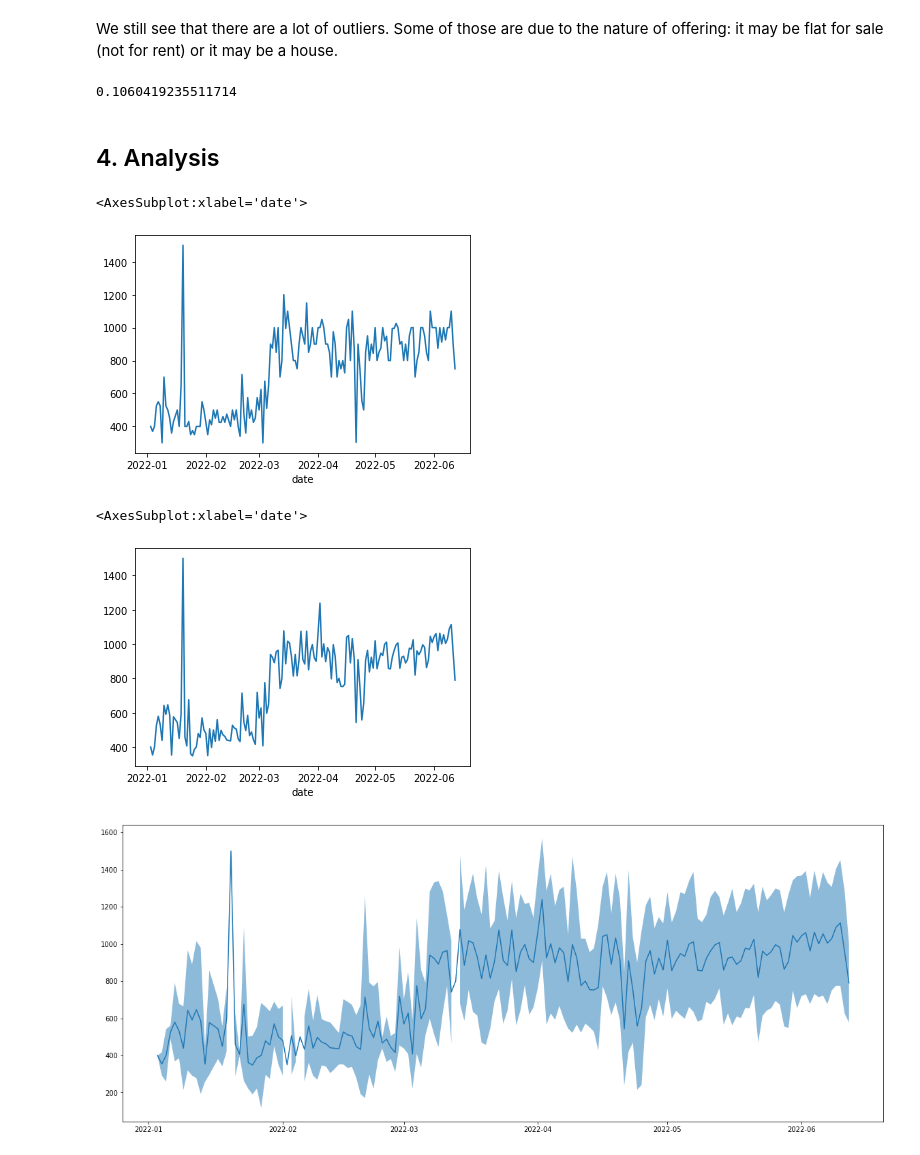
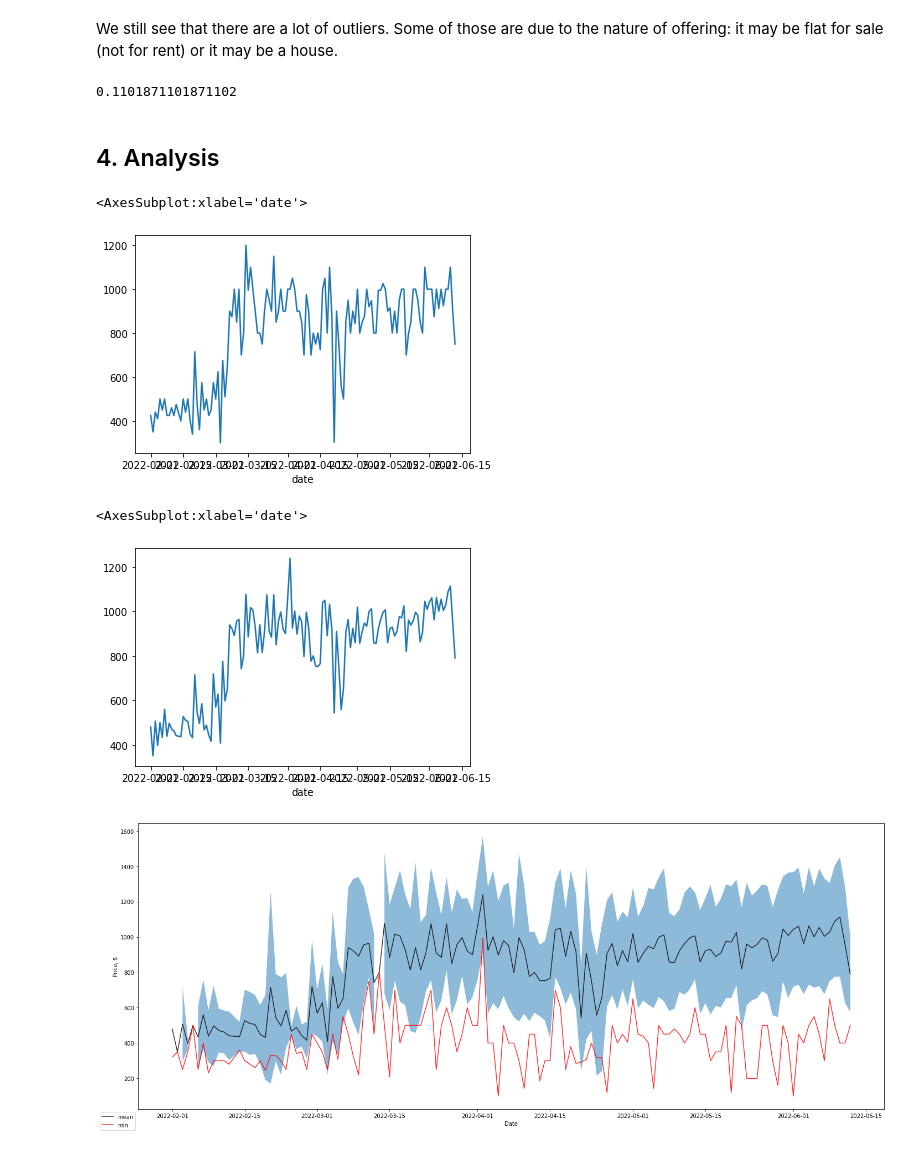
Before and after one commit to tomateit/research-tbilisi-flats, a Jupyter notebook: analysis.ipynb, the cells around one changed output. Saved outputs shown, nothing was run; the diff lists cells and outputs as text; code cells hidden in the pictures.

```diff
--- a/analysis.ipynb
+++ b/analysis.ipynb
@@ -50,7 +50,7 @@ df["timestamp"].min(), df["timestamp"].max()
 # %% [output]
 (Timestamp('2019-07-13 15:54:42'), Timestamp('2022-06-12 10:56:18'))
 # %%
-start = datetime(year=2022, month=1, day=1)
+start = datetime(year=2022, month=2, day=1)
 # %%
 df = df[df["timestamp"] > start].copy()
 # %%
@@ -173,7 +173,7 @@ df["susp"] =df.text.str.lower().apply(lambda x: any([term in x for term in {"п
 # %%
 df.susp.sum() / len(df.susp)
 # %% [output]
-0.1060419235511714
+0.1101871101871102
 # %%
 df = df[~df.susp].copy()
 # %% [markdown]
@@ -187,19 +187,29 @@ cut_off = 2000
 df[df.price < cut_off].groupby("date").price.median().plot()
 # %% [output]
 <AxesSubplot:xlabel='date'>
-[figure, old version]
+[figure, new version]
 # %%
 df[df.price < cut_off].groupby("date").price.mean().plot()
 # %% [output]
 <AxesSubplot:xlabel='date'>
-[figure, old version]
+[figure, new version]
 # %%
 price_mean = df[df.price < cut_off].groupby("date").price.mean()
+price_min = df[df.price < cut_off].groupby("date").price.min()
 price_std = df[df.price < cut_off].groupby("date").price.std()
 # %%
 plt.figure(figsize=(20, 8))
-plt.plot(price_mean.index, price_mean)
-plt.fill_between(price_mean.index, price_mean-price_std, price_mean+price_std, alpha = 0.5)
+plt.rcParams["figure.autolayout"] = True
+alpha = 0.8
+
+line1 = plt.plot(price_mean.index, price_mean, alpha=alpha, c="black",label="mean")
+line2 = plt.plot(price_mean.index, price_min, alpha=alpha, c="red",label="min")
+
+line3 = plt.fill_between(price_mean.index, price_mean-price_std, price_mean+price_std, alpha = 0.5)
+
+plt.legend(loc=1,bbox_to_anchor=(0,0))
+plt.ylabel("Price, $")
+plt.xlabel("Date")
 plt.show()
 # %% [output]
-[figure, old version]
+[figure, new version]
```
Also changed, not shown: parts of 3 cells of this notebook, 1 other file.
